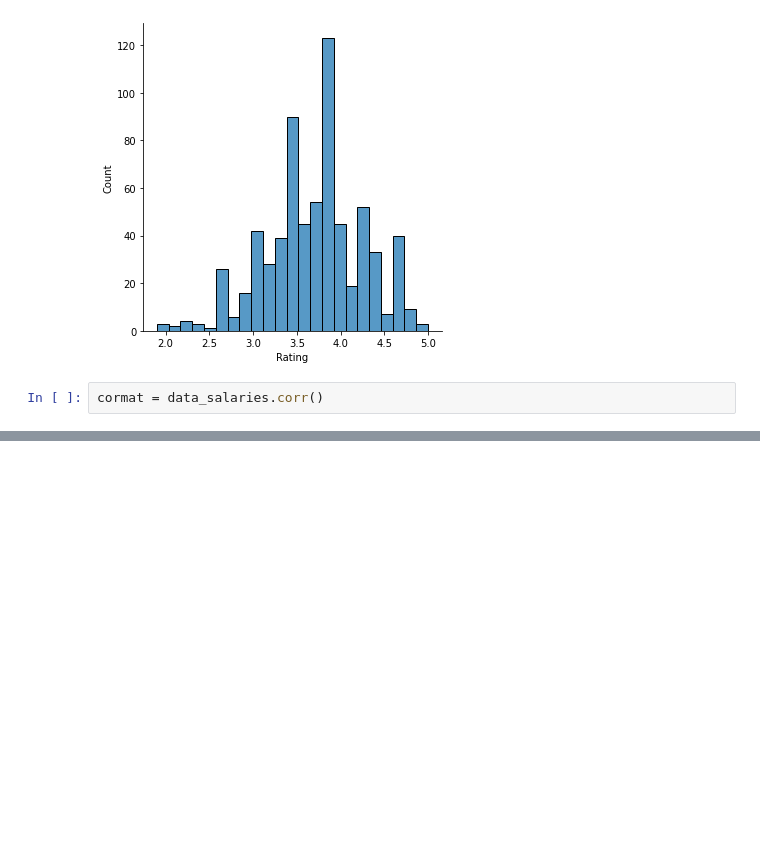
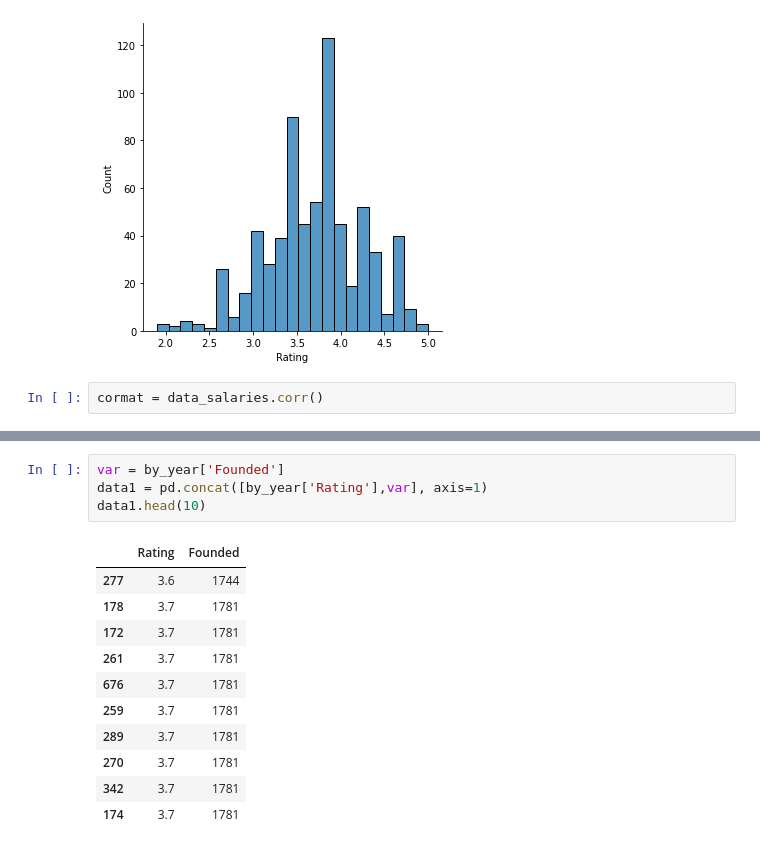
Before and after one commit to ramssrez/proyectoDevF, a Jupyter notebook: ProyectoDev.ipynb, the cells around one changed output, grey strips where cells are left out. Drawn from its saved outputs; the diff is of its cells as text; blank space fills up the shorter version.

```diff
--- a/ProyectoDev.ipynb
+++ b/ProyectoDev.ipynb
@@ -96,0 +126,16 @@ NameError: name 'cormat' is not defined
+# %%
+var = by_year['Founded']
+data1 = pd.concat([by_year['Rating'],var], axis=1)
+data1.head(10)
+# %% [output]
+|  | Rating | Founded |
+| 277 | 3.6 | 1744 |
+| 178 | 3.7 | 1781 |
+| 172 | 3.7 | 1781 |
+| 261 | 3.7 | 1781 |
+| 676 | 3.7 | 1781 |
+| 259 | 3.7 | 1781 |
+| 289 | 3.7 | 1781 |
+| 270 | 3.7 | 1781 |
+| 342 | 3.7 | 1781 |
+| 174 | 3.7 | 1781 |
```
Also changed, not shown: parts of 4 cells of this notebook.
